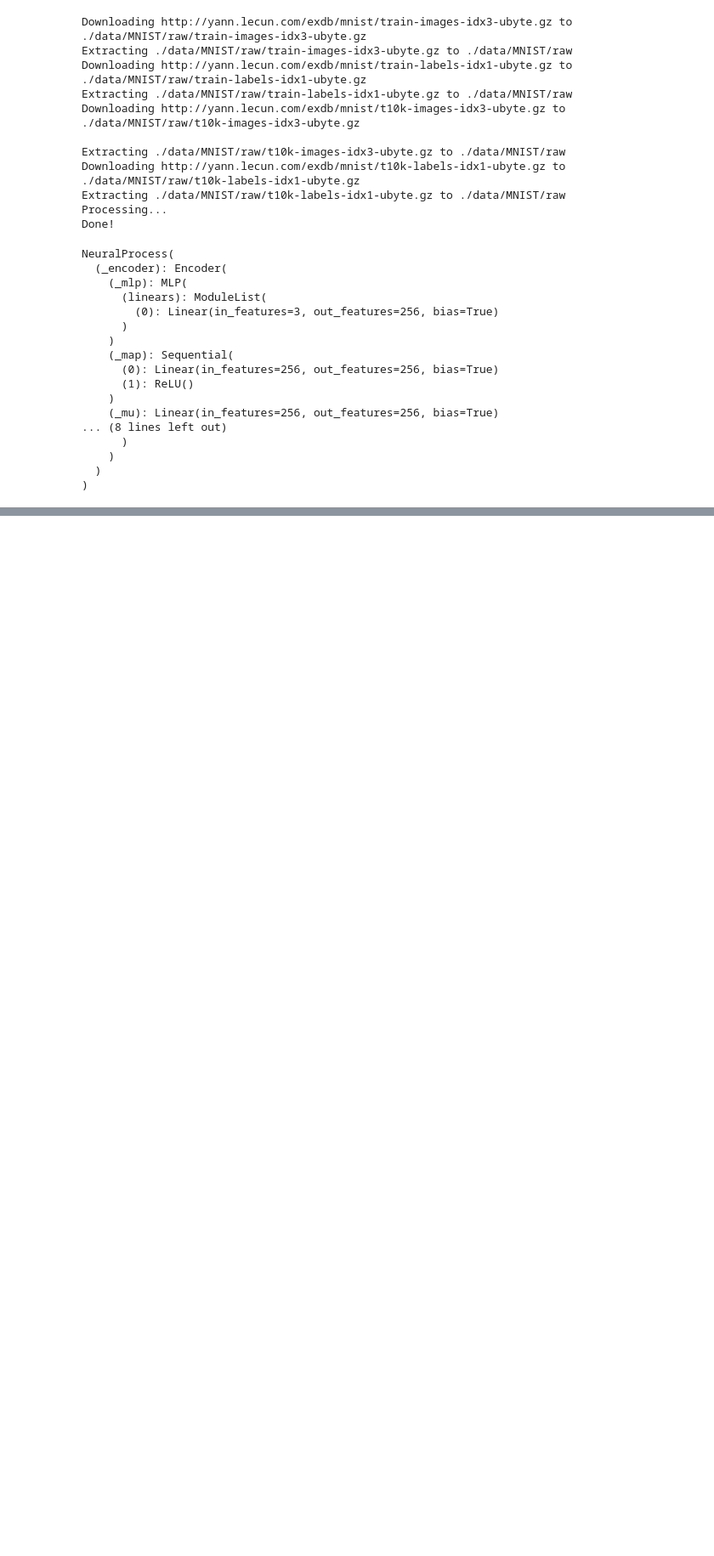
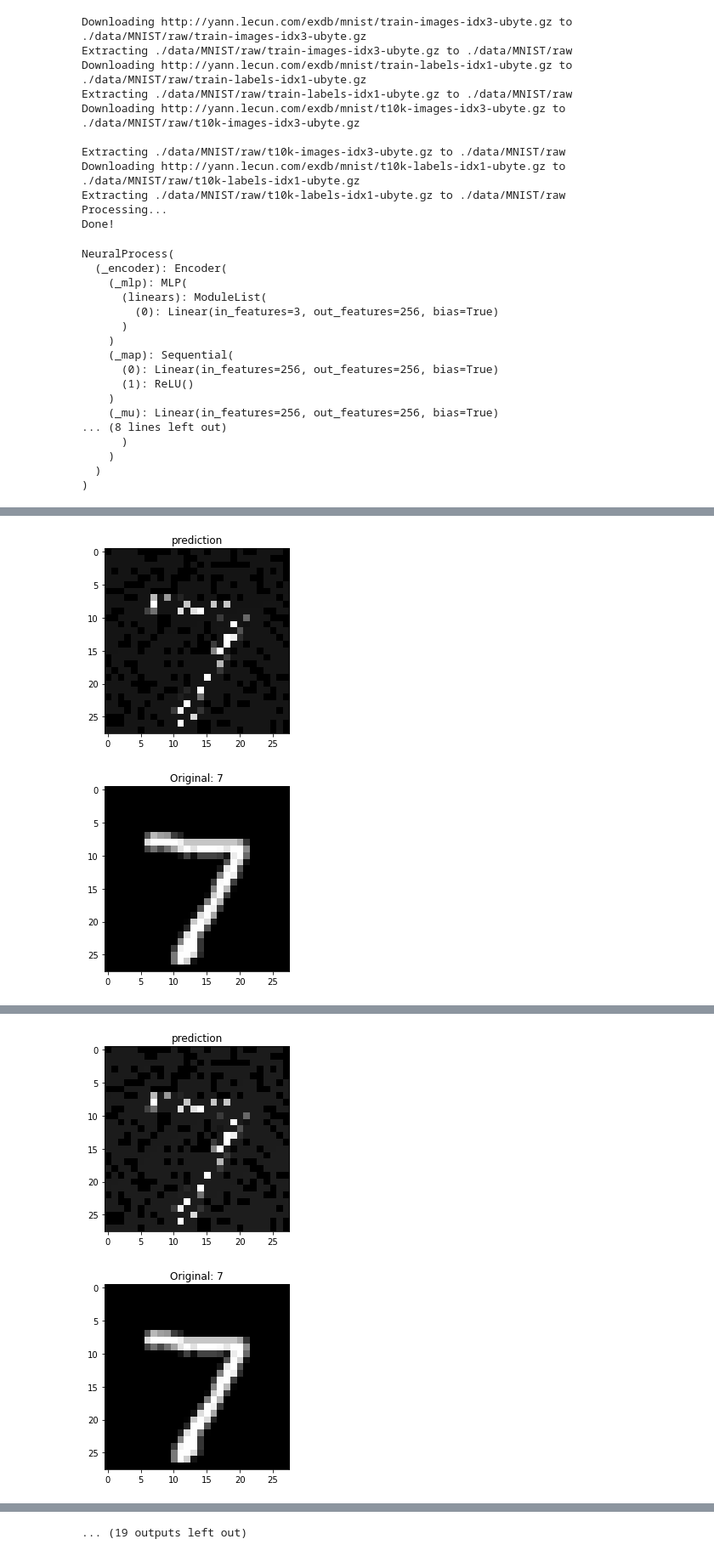
Before and after one commit to rodrigobdz/neural-processes, a Jupyter notebook: neural-processes.ipynb, the cells around one changed output, grey strips where cells are left out. Shown: that part at 85% size. Saved outputs shown, nothing was run; the diff lists cells and outputs as text; code cells hidden in the pictures; blank space fills up the shorter version.

```diff
--- a/neural-processes.ipynb
+++ b/neural-processes.ipynb
@@ -211,5 +206,10 @@ epochs = 50
 save_epoch = 5
 num_iter = 60000 // 16
 # mu, sigma = fit_mnist(epochs, num_iter, save_epoch, np, opt, train_generator, test_generator, dev)
-mu, sigma = neural_processes.mnist.fit_mnist2(epochs, save_epoch, np, opt, train_generator, test_generator, dev)
+mu, sigma = neural_processes.mnist.fit_mnist2(epochs,
+                                              save_epoch,
+                                              np, opt,
+                                              train_generator,
+                                              test_generator,
+                                              dev)
 # %% [output]
@@ -216,0 +223,2 @@ NameError: ignored
+[figure, added]
+[figure, added]
@@ -216,0 +242,2 @@ NameError: ignored
+[figure, added]
+[figure, added]
@@ -217,3 +282,4 @@ NameError: ignored
+... (19 outputs left out)
 # %%
 # TODO overfitting 3 classes, avg. epoch loss
 # %%
```
Also changed, not shown: parts of 8 cells of this notebook.
